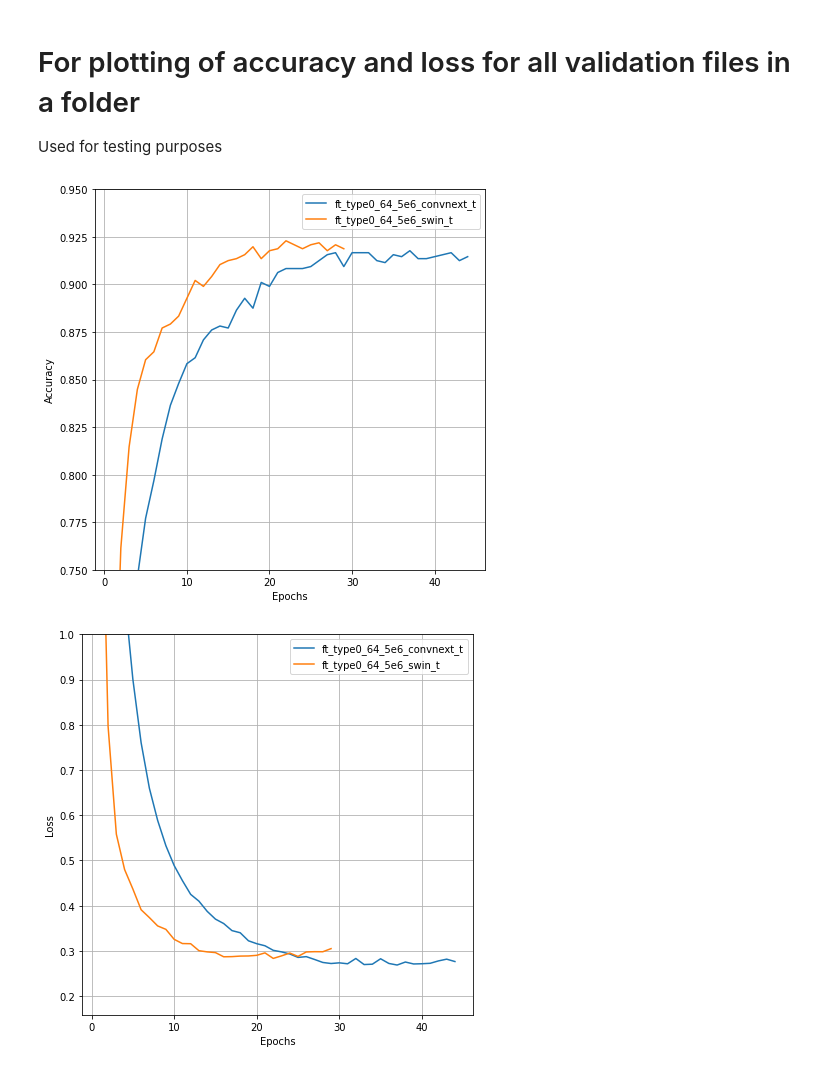
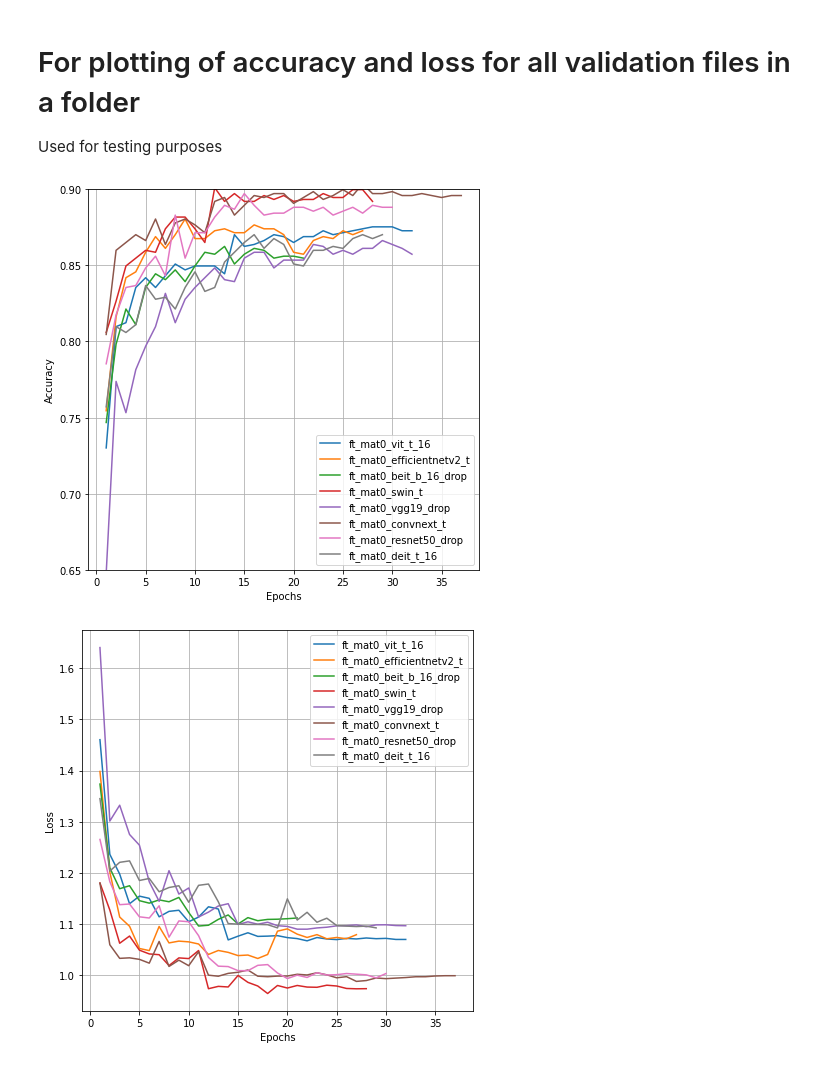
Before and after one commit to IndoorAdventurer/ViTTransferLearningForArtClassification, a Jupyter notebook: result_analysis/quickanddirtyplots.ipynb, the cells around one changed output. Drawn from its saved outputs; the diff is of its cells as text; code cells hidden in the pictures.

```diff
--- a/result_analysis/quickanddirtyplots.ipynb
+++ b/result_analysis/quickanddirtyplots.ipynb
@@ -8,7 +8,7 @@ import matplotlib.pyplot as plt
 import sklearn.metrics as mt
 import numpy as np
 # %%
-target_dir = "/home/vincent/Documenten/BachelorsProject/ft_prelim3/"
+target_dir = "/home/vincent/Documenten/BachelorsProject/ft_mat/"
 # %%
 # Get the validation and testing data:
 validation = dict()
@@ -22,29 +22,25 @@ for file in os.scandir(target_dir):
 # %%
 # Plotting accuracy:
 for model in validation:
-    if "5e6" not in model:
-        continue
     df = validation[model]
     x = [idx + 1 for idx in range(len(df))]
     y = df["accuracy"].to_list()
     plt.plot(x, y, label=model)
 
 plt.legend()
 plt.grid()
 plt.xlabel("Epochs")
 plt.ylabel("Accuracy")
-plt.ylim(top=0.95, bottom=0.75)
+plt.ylim(top=.9, bottom=.65)
 
 fig = plt.gcf()
 fig.set_size_inches(7, 7)
 plt.show()
 # %% [output]
-[figure, old version]
+[figure, new version]
 # %%
 # Plotting loss:
 for model in validation:
-    if "5e6" not in model:
-        continue
     df = validation[model]
     x = [idx + 1 for idx in range(len(df))]
     y = df["mean_loss"].to_list()
@@ -54,13 +50,12 @@ plt.legend()
 plt.grid()
 plt.xlabel("Epochs")
 plt.ylabel("Loss")
-plt.ylim(top=1)
 
 fig = plt.gcf()
 fig.set_size_inches(7, 7)
 plt.show()
 # %% [output]
-[figure, old version]
+[figure, new version]
 # %%
 def getArrays(csv_predictions: str, csv_confusion: str):
     """Returns numpy arrays we can work with using scikit-learn"""
```
Also changed, not shown: parts of 1 cell of this notebook, 13 other files.
